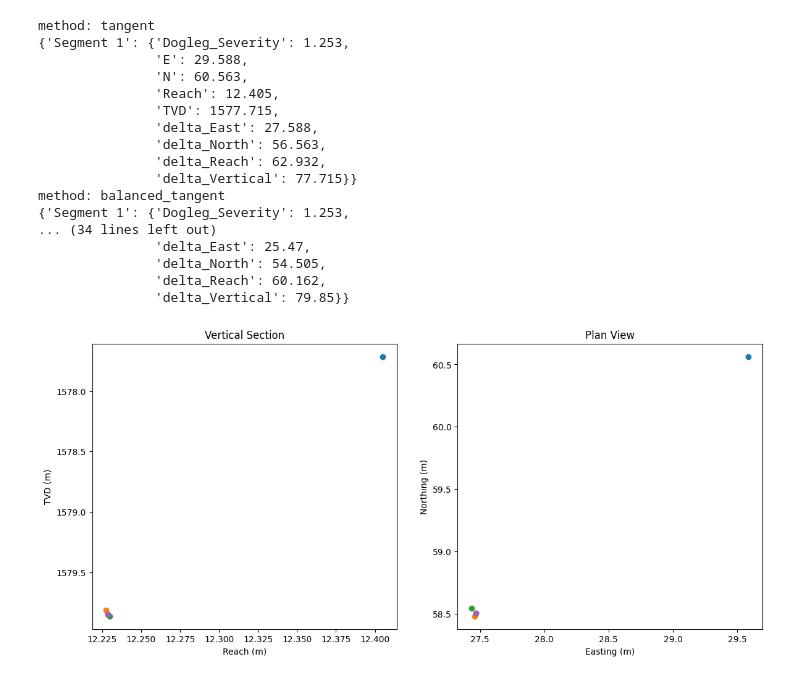
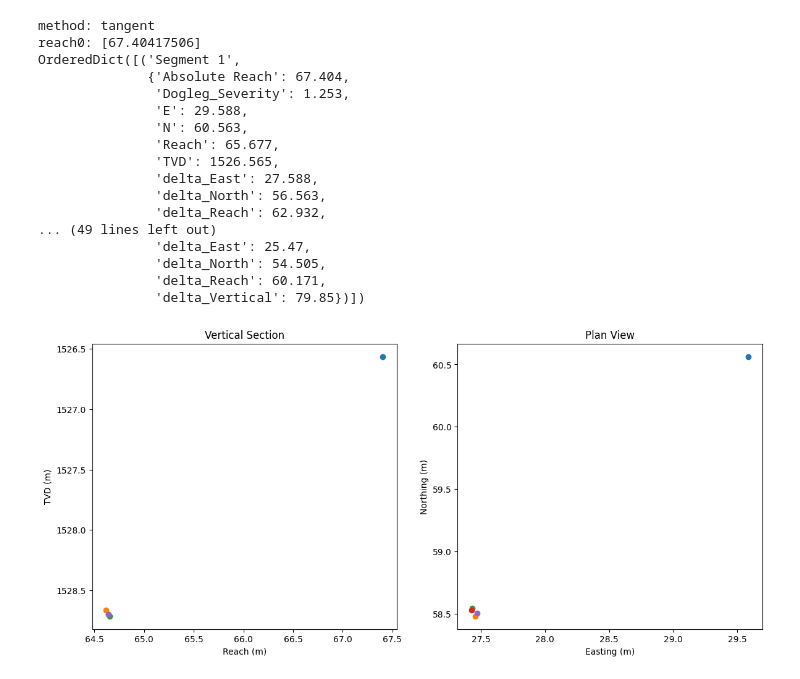
Before and after one commit to danielduquemelo/directional_wells, a Jupyter notebook: well_survey.ipynb, the cells around one changed output. Cells and saved outputs as stored; diff of their text form; code cells hidden in the pictures.

```diff
--- a/well_survey.ipynb
+++ b/well_survey.ipynb
@@ -6,47 +6,54 @@ from src import survey as well_survey
 # %%
 data = [[1500, np.deg2rad(35), np.deg2rad(24)],
         [1600, np.deg2rad(39), np.deg2rad(26)]
         ]
-ini_pos = [4,2,1500]
+ini_pos = [4,2,1448.85]
 # data = [[500, np.deg2rad(0), np.deg2rad(20)],
 #         [530, np.deg2rad(2), np.deg2rad(20)],
 #         [560, np.deg2rad(4), np.deg2rad(20)],
 #         [590, np.deg2rad(6), np.deg2rad(21)],
 #         [620, np.deg2rad(8), np.deg2rad(22)],
         # [650, np.deg2rad(10), np.deg2rad(23)],
         # [680, np.deg2rad(12), np.deg2rad(24)],
         # [710, np.deg2rad(14), np.deg2rad(25)],
         # [740, np.deg2rad(16), np.deg2rad(26)],
         # ]
 # ini_pos = [0,0,500]
 ax1, ax2 = well_survey.get_plot_projection_figs()
-for method in ["tangent", "balanced_tangent", "mean_angle", "curvature_radius", "min_curvature_radius"]:
-# for method in ["min_curvature_radius",]:
+for method in [
+    "tangent",
+    "balanced_tangent",
+    "mean_angle",
+    "curvature_radius",
+    "min_curvature_radius",
+    ]:
     print("method:", method)
-    segments, path = well_survey.calc_well_path(data, initial_pos=ini_pos, method=method, display=True)
-
+    segments, path = well_survey.calc_well_path(data, initial_pos=ini_pos, target=np.deg2rad(39),method=method, display=True)
     ax1.plot(path[:,3], path[:,2], marker='o', label=method)
     ax2.plot(path[:,1], path[:,0], marker='o', label=method)
+    # for seg in segments:
+    # print(segments)
+
 plt.show()
 # %% [output]
 method: tangent
-{'Segment 1': {'Dogleg_Severity': 1.253,
+reach0: [67.40417506]
+OrderedDict([('Segment 1',
+              {'Absolute Reach': 67.404,
+               'Dogleg_Severity': 1.253,
                'E': 29.588,
                'N': 60.563,
-               'Reach': 12.405,
-               'TVD': 1577.715,
+               'Reach': 65.677,
+               'TVD': 1526.565,
                'delta_East': 27.588,
                'delta_North': 56.563,
                'delta_Reach': 62.932,
-               'delta_Vertical': 77.715}}
-method: balanced_tangent
-{'Segment 1': {'Dogleg_Severity': 1.253,
-... (34 lines left out)
+... (49 lines left out)
                'delta_East': 25.47,
                'delta_North': 54.505,
-               'delta_Reach': 60.162,
-               'delta_Vertical': 79.85}}
+               'delta_Reach': 60.171,
+               'delta_Vertical': 79.85})])
-[figure, old version]
+[figure, new version]
 # %%
 # Trajectory calculation for a Type I directional well (input: vertical depth)
 # Input parameters
```
Also changed, not shown: parts of 1 cell of this notebook, 7 other files.
